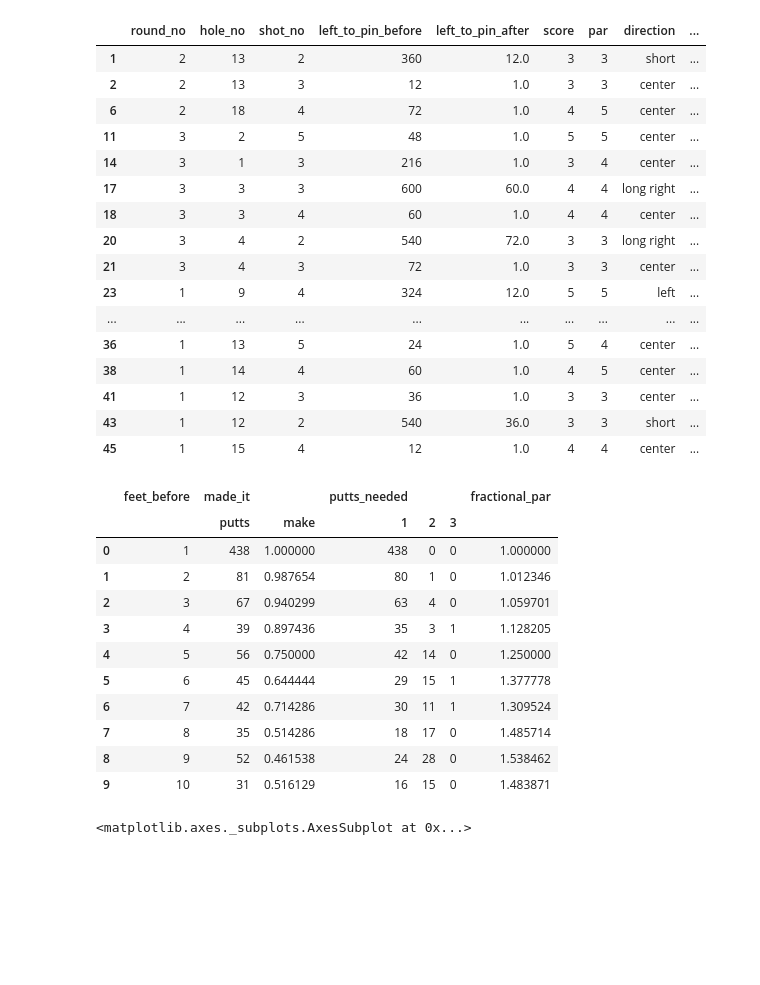
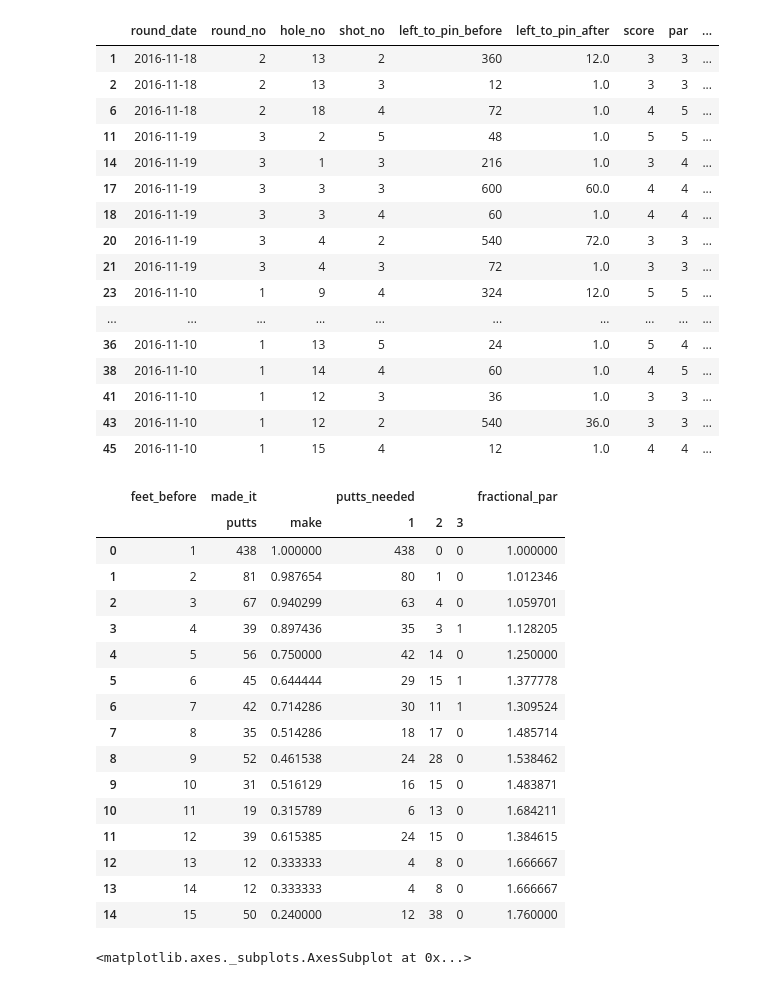
Before and after one commit to brendansudol/golf-moneyball, a Jupyter notebook: notebooks/explore.ipynb, the cells around one changed output. Cells and saved outputs as stored; diff of their text form; code cells hidden in the pictures; blank space fills up the shorter version.

```diff
--- a/notebooks/explore.ipynb
+++ b/notebooks/explore.ipynb
@@ -4,5 +6,4 @@
 import pandas as pd
 # %%
-df_dh = pd.read_csv('../data/horsey.csv')
-df_rc = pd.read_csv('../data/rc.csv')
+df = pd.read_csv('../data/horsey.csv', parse_dates=['round_date'])
 # %%
@@ -60,37 +58,38 @@ df_dh.head()
 # %%
-putts = df_dh[(df_dh.putt == True) & (df_dh.club == 'putter')].copy()
+putts = df[(df.putt == True) & (df.club == 'putter')].copy()
 
 putts['made_it'] = putts['lie_after'] == 'Hole'
 putts['feet_before'] = round(putts['left_to_pin_before'] / 12.0).astype(int)
+putts['feet_after'] = putts['left_to_pin_after'] / 12.0
 putts['putts_needed'] = putts['score'] - putts['shot_no'] + 1
 
 cols = [
-    'round_no', 'hole_no', 'shot_no', 'left_to_pin_before',
-    'left_to_pin_after', 'score', 'par', 'direction',
-    'made_it', 'feet_before', 'putts_needed',
+    'round_date', 'round_no', 'hole_no', 'shot_no',
+    'left_to_pin_before', 'left_to_pin_after', 'score', 'par', 'direction',
+    'made_it', 'feet_before', 'feet_after', 'putts_needed',
 ]
 
 putts = putts[cols]
 
 putts.head(20)
 # %% [output]
-|  | round_no | hole_no | shot_no | left_to_pin_before | left_to_pin_after | score | par | direction | ... |
-| 1 | 2 | 13 | 2 | 360 | 12.0 | 3 | 3 | short | ... |
-| 2 | 2 | 13 | 3 | 12 | 1.0 | 3 | 3 | center | ... |
-| 6 | 2 | 18 | 4 | 72 | 1.0 | 4 | 5 | center | ... |
-| 11 | 3 | 2 | 5 | 48 | 1.0 | 5 | 5 | center | ... |
-| 14 | 3 | 1 | 3 | 216 | 1.0 | 3 | 4 | center | ... |
-| 17 | 3 | 3 | 3 | 600 | 60.0 | 4 | 4 | long right | ... |
-| 18 | 3 | 3 | 4 | 60 | 1.0 | 4 | 4 | center | ... |
-| 20 | 3 | 4 | 2 | 540 | 72.0 | 3 | 3 | long right | ... |
-| 21 | 3 | 4 | 3 | 72 | 1.0 | 3 | 3 | center | ... |
-| 23 | 1 | 9 | 4 | 324 | 12.0 | 5 | 5 | left | ... |
+|  | round_date | round_no | hole_no | shot_no | left_to_pin_before | left_to_pin_after | score | par | ... |
+| 1 | 2016-11-18 | 2 | 13 | 2 | 360 | 12.0 | 3 | 3 | ... |
+| 2 | 2016-11-18 | 2 | 13 | 3 | 12 | 1.0 | 3 | 3 | ... |
+| 6 | 2016-11-18 | 2 | 18 | 4 | 72 | 1.0 | 4 | 5 | ... |
+| 11 | 2016-11-19 | 3 | 2 | 5 | 48 | 1.0 | 5 | 5 | ... |
+| 14 | 2016-11-19 | 3 | 1 | 3 | 216 | 1.0 | 3 | 4 | ... |
+| 17 | 2016-11-19 | 3 | 3 | 3 | 600 | 60.0 | 4 | 4 | ... |
+| 18 | 2016-11-19 | 3 | 3 | 4 | 60 | 1.0 | 4 | 4 | ... |
+| 20 | 2016-11-19 | 3 | 4 | 2 | 540 | 72.0 | 3 | 3 | ... |
+| 21 | 2016-11-19 | 3 | 4 | 3 | 72 | 1.0 | 3 | 3 | ... |
+| 23 | 2016-11-10 | 1 | 9 | 4 | 324 | 12.0 | 5 | 5 | ... |
 | ... | ... | ... | ... | ... | ... | ... | ... | ... | ... |
-| 36 | 1 | 13 | 5 | 24 | 1.0 | 5 | 4 | center | ... |
-| 38 | 1 | 14 | 4 | 60 | 1.0 | 4 | 5 | center | ... |
-| 41 | 1 | 12 | 3 | 36 | 1.0 | 3 | 3 | center | ... |
-| 43 | 1 | 12 | 2 | 540 | 36.0 | 3 | 3 | short | ... |
-| 45 | 1 | 15 | 4 | 12 | 1.0 | 4 | 4 | center | ... |
+| 36 | 2016-11-10 | 1 | 13 | 5 | 24 | 1.0 | 5 | 4 | ... |
+| 38 | 2016-11-10 | 1 | 14 | 4 | 60 | 1.0 | 4 | 5 | ... |
+| 41 | 2016-11-10 | 1 | 12 | 3 | 36 | 1.0 | 3 | 3 | ... |
+| 43 | 2016-11-10 | 1 | 12 | 2 | 540 | 36.0 | 3 | 3 | ... |
+| 45 | 2016-11-10 | 1 | 15 | 4 | 12 | 1.0 | 4 | 4 | ... |
 # %%
 aggs = {
     'made_it': {
@@ -114,7 +113,7 @@ putt_stats['fractional_par'] = putt_stats.apply(
     axis=1
 )
 
-putt_stats[:10]
+putt_stats[:15]
 # %% [output]
 |  | feet_before | made_it |  | putts_needed |  |  | fractional_par |
 |  |  | putts | make | 1 | 2 | 3 |  |
@@ -128,6 +127,11 @@ putt_stats[:10]
 | 7 | 8 | 35 | 0.514286 | 18 | 17 | 0 | 1.485714 |
 | 8 | 9 | 52 | 0.461538 | 24 | 28 | 0 | 1.538462 |
 | 9 | 10 | 31 | 0.516129 | 16 | 15 | 0 | 1.483871 |
+| 10 | 11 | 19 | 0.315789 | 6 | 13 | 0 | 1.684211 |
+| 11 | 12 | 39 | 0.615385 | 24 | 15 | 0 | 1.384615 |
+| 12 | 13 | 12 | 0.333333 | 4 | 8 | 0 | 1.666667 |
+| 13 | 14 | 12 | 0.333333 | 4 | 8 | 0 | 1.666667 |
+| 14 | 15 | 50 | 0.240000 | 12 | 38 | 0 | 1.760000 |
 # %%
 putt_stats.plot(kind='scatter', x='feet_before', y=('made_it', 'make'))
 # %% [output]
```
Also changed, not shown: parts of 11 cells of this notebook.
